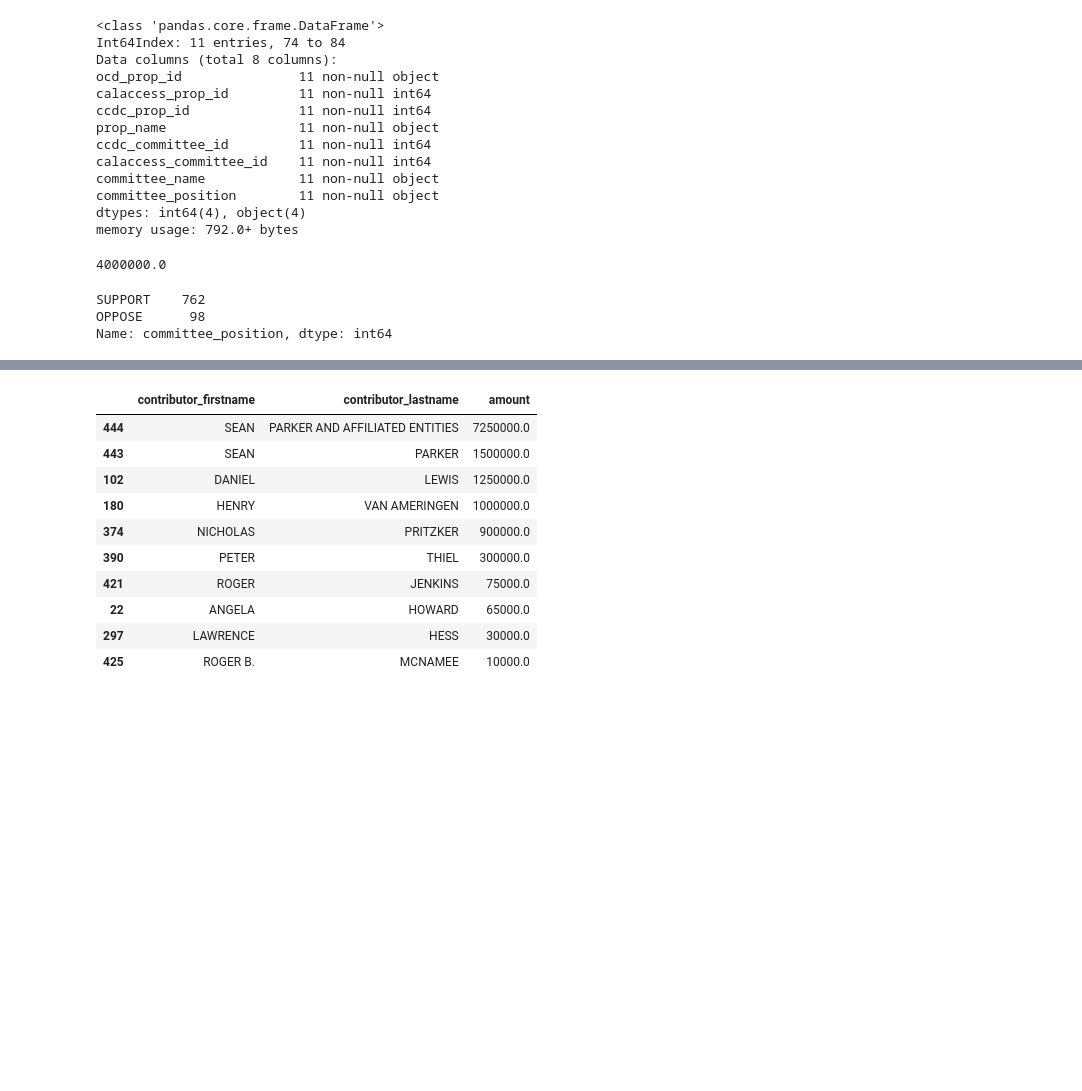
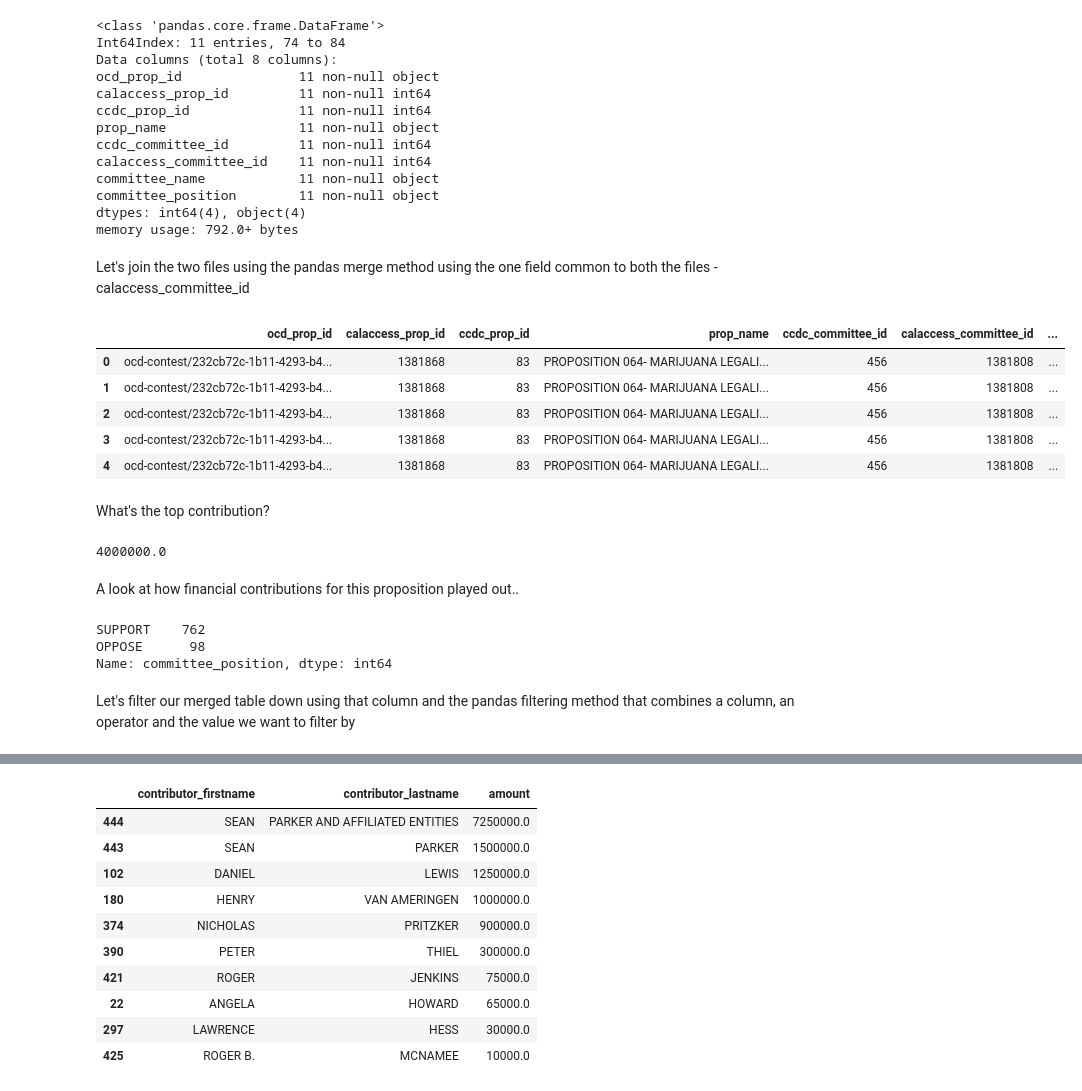
Before and after one commit to sriramvsharma/first-python-notebook, a Jupyter notebook: myfirstnotebook.ipynb, the cells around one changed output, grey strips where cells are left out. Cells and saved outputs as stored; diff of their text form; code cells hidden in the pictures; blank space fills up the shorter version.

```diff
--- a/myfirstnotebook.ipynb
+++ b/myfirstnotebook.ipynb
@@ -126,5 +163,7 @@ committee_name            11 non-null object
 committee_position        11 non-null object
 dtypes: int64(4), object(4)
 memory usage: 792.0+ bytes
+# %% [markdown]
+Let's join the two files using the pandas merge method using the one field common to both the files - calaccess_committee_id
 # %%
 merged = pd.merge(prop, contribs, on="calaccess_committee_id")
@@ -131,13 +172,28 @@ merged = pd.merge(prop, contribs, on="calaccess_committee_id")
+# %%
+merged.head()
+# %% [output]
+|  | ocd_prop_id | calaccess_prop_id | ccdc_prop_id | prop_name | ccdc_committee_id | calaccess_committee_id | ... |
+| 0 | ocd-contest/232cb72c-1b11-4293-b4... | 1381868 | 83 | PROPOSITION 064- MARIJUANA LEGALI... | 456 | 1381808 | ... |
+| 1 | ocd-contest/232cb72c-1b11-4293-b4... | 1381868 | 83 | PROPOSITION 064- MARIJUANA LEGALI... | 456 | 1381808 | ... |
+| 2 | ocd-contest/232cb72c-1b11-4293-b4... | 1381868 | 83 | PROPOSITION 064- MARIJUANA LEGALI... | 456 | 1381808 | ... |
+| 3 | ocd-contest/232cb72c-1b11-4293-b4... | 1381868 | 83 | PROPOSITION 064- MARIJUANA LEGALI... | 456 | 1381808 | ... |
+| 4 | ocd-contest/232cb72c-1b11-4293-b4... | 1381868 | 83 | PROPOSITION 064- MARIJUANA LEGALI... | 456 | 1381808 | ... |
+# %% [markdown]
+What's the top contribution?
 # %%
 merged.amount.max()
 # %% [output]
 4000000.0
+# %% [markdown]
+A look at how financial contributions for this proposition played out..
 # %%
 merged.committee_position.value_counts()
 # %% [output]
 SUPPORT    762
 OPPOSE      98
 Name: committee_position, dtype: int64
+# %% [markdown]
+Let's filter our merged table down using that column and the pandas filtering method that combines a column, an operator and the value we want to filter by
 # %%
 support = merged[merged.committee_position == 'SUPPORT']
 # %%
```
Also changed, not shown: parts of 56 cells of this notebook.
